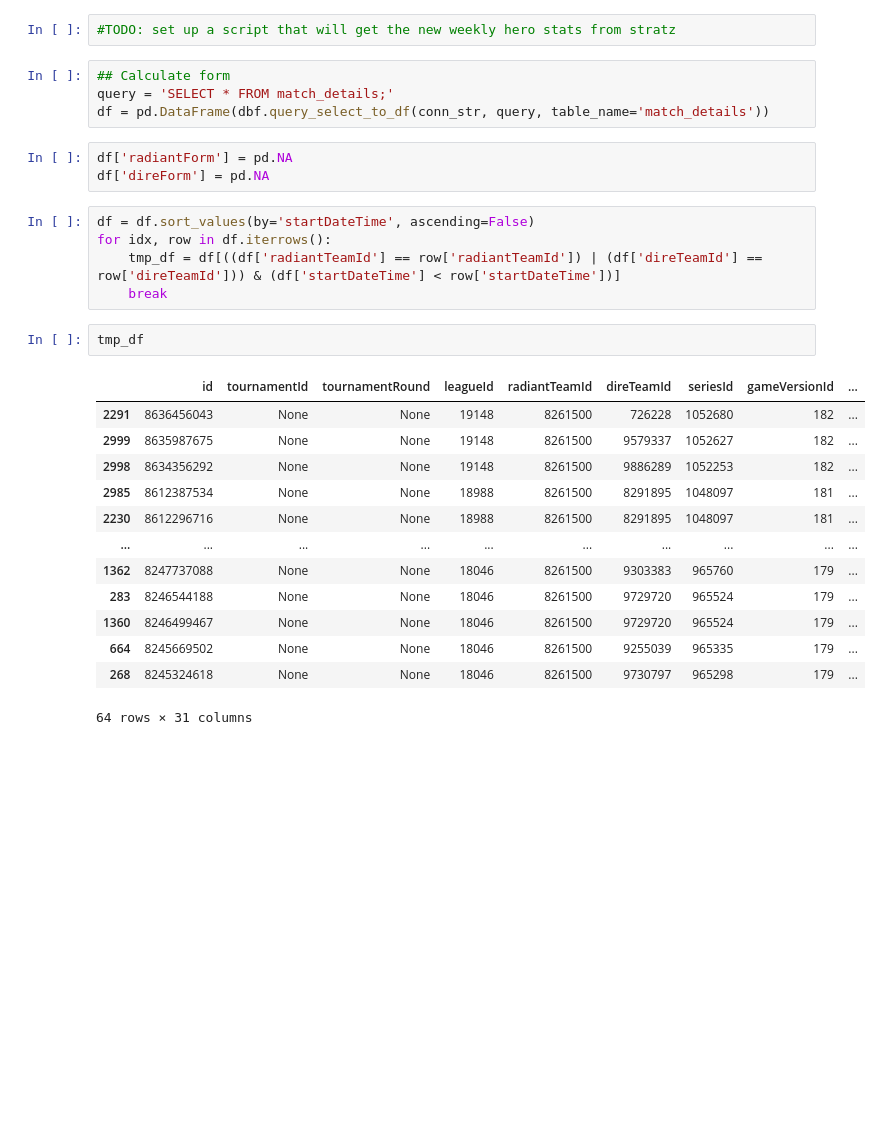
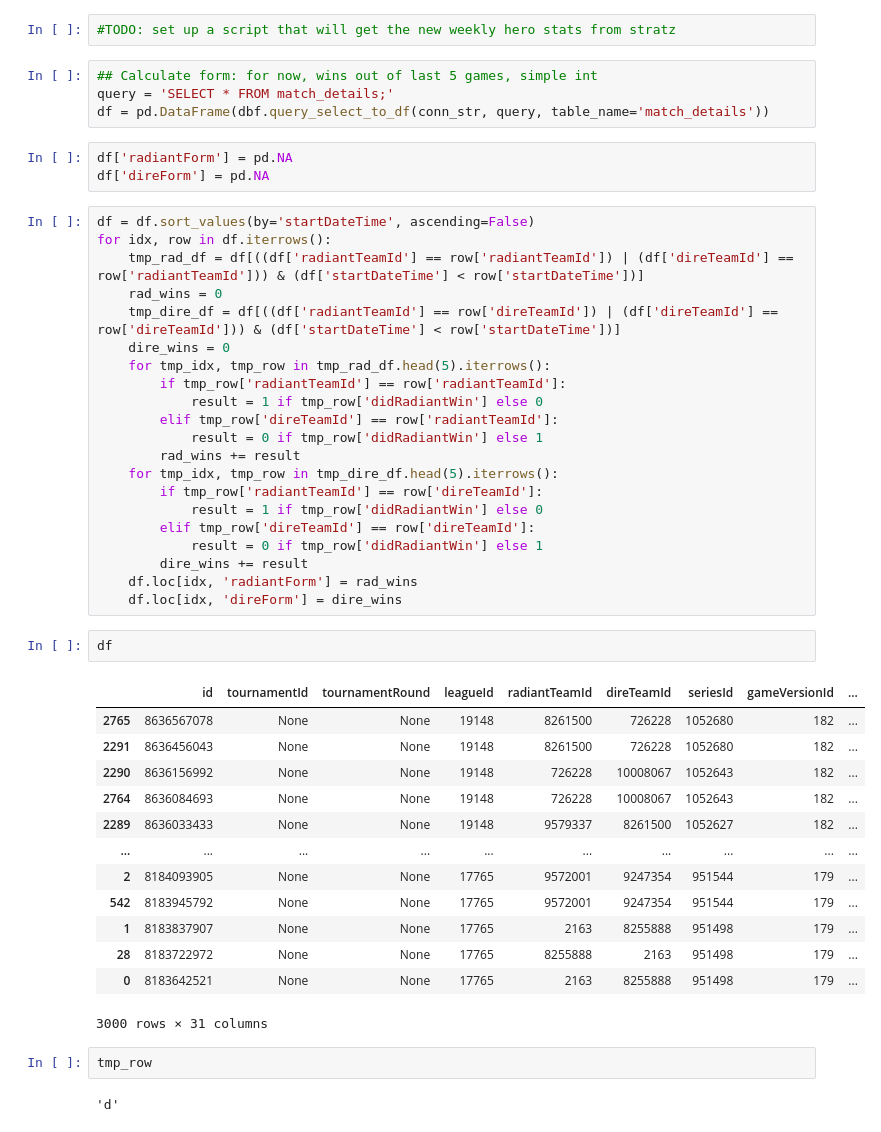
Before and after one commit to b-bige/dota-analytics, a Jupyter notebook: src/feature_engineering.ipynb, the cells around one changed output. Cells and saved outputs as stored; diff of their text form; blank space fills up the shorter version.

```diff
--- a/src/feature_engineering.ipynb
+++ b/src/feature_engineering.ipynb
@@ -18,7 +18,7 @@ conn_str = f"postgresql://{user}:{password}@{host}:{port}/{dbname}"
 # %%
 #TODO: set up a script that will get the new weekly hero stats from stratz
 # %%
-## Calculate form
+## Calculate form: for now, wins out of last 5 games, simple int
 query = 'SELECT * FROM match_details;'
 df = pd.DataFrame(dbf.query_select_to_df(conn_str, query, table_name='match_details'))
 # %%
@@ -27,21 +27,41 @@ df['direForm'] = pd.NA
 # %%
 df = df.sort_values(by='startDateTime', ascending=False)
 for idx, row in df.iterrows():
-    tmp_df = df[((df['radiantTeamId'] == row['radiantTeamId']) | (df['direTeamId'] == row['direTeamId'])) & (df['startDateTime'] < row['startDateTime'])]
-    break
+    tmp_rad_df = df[((df['radiantTeamId'] == row['radiantTeamId']) | (df['direTeamId'] == row['radiantTeamId'])) & (df['startDateTime'] < row['startDateTime'])]
+    rad_wins = 0
+    tmp_dire_df = df[((df['radiantTeamId'] == row['direTeamId']) | (df['direTeamId'] == row['direTeamId'])) & (df['startDateTime'] < row['startDateTime'])]
+    dire_wins = 0
+    for tmp_idx, tmp_row in tmp_rad_df.head(5).iterrows():
+        if tmp_row['radiantTeamId'] == row['radiantTeamId']:
+            result = 1 if tmp_row['didRadiantWin'] else 0
+        elif tmp_row['direTeamId'] == row['radiantTeamId']:
+            result = 0 if tmp_row['didRadiantWin'] else 1
+        rad_wins += result
+    for tmp_idx, tmp_row in tmp_dire_df.head(5).iterrows():
+        if tmp_row['radiantTeamId'] == row['direTeamId']:
+            result = 1 if tmp_row['didRadiantWin'] else 0
+        elif tmp_row['direTeamId'] == row['direTeamId']:
+            result = 0 if tmp_row['didRadiantWin'] else 1
+        dire_wins += result
+    df.loc[idx, 'radiantForm'] = rad_wins
+    df.loc[idx, 'direForm'] = dire_wins
-# %%
-tmp_df
-# %% [output]
-|  | id | tournamentId | tournamentRound | leagueId | radiantTeamId | direTeamId | seriesId | gameVersionId | ... |
-| 2291 | 8636456043 | None | None | 19148 | 8261500 | 726228 | 1052680 | 182 | ... |
-| 2999 | 8635987675 | None | None | 19148 | 8261500 | 9579337 | 1052627 | 182 | ... |
-| 2998 | 8634356292 | None | None | 19148 | 8261500 | 9886289 | 1052253 | 182 | ... |
-| 2985 | 8612387534 | None | None | 18988 | 8261500 | 8291895 | 1048097 | 181 | ... |
-| 2230 | 8612296716 | None | None | 18988 | 8261500 | 8291895 | 1048097 | 181 | ... |
-| ... | ... | ... | ... | ... | ... | ... | ... | ... | ... |
-| 1362 | 8247737088 | None | None | 18046 | 8261500 | 9303383 | 965760 | 179 | ... |
-| 283 | 8246544188 | None | None | 18046 | 8261500 | 9729720 | 965524 | 179 | ... |
-| 1360 | 8246499467 | None | None | 18046 | 8261500 | 9729720 | 965524 | 179 | ... |
-| 664 | 8245669502 | None | None | 18046 | 8261500 | 9255039 | 965335 | 179 | ... |
-| 268 | 8245324618 | None | None | 18046 | 8261500 | 9730797 | 965298 | 179 | ... |
-64 rows × 31 columns
+# %%
+df
+# %% [output]
+|  | id | tournamentId | tournamentRound | leagueId | radiantTeamId | direTeamId | seriesId | gameVersionId | ... |
+| 2765 | 8636567078 | None | None | 19148 | 8261500 | 726228 | 1052680 | 182 | ... |
+| 2291 | 8636456043 | None | None | 19148 | 8261500 | 726228 | 1052680 | 182 | ... |
+| 2290 | 8636156992 | None | None | 19148 | 726228 | 10008067 | 1052643 | 182 | ... |
+| 2764 | 8636084693 | None | None | 19148 | 726228 | 10008067 | 1052643 | 182 | ... |
+| 2289 | 8636033433 | None | None | 19148 | 9579337 | 8261500 | 1052627 | 182 | ... |
+| ... | ... | ... | ... | ... | ... | ... | ... | ... | ... |
+| 2 | 8184093905 | None | None | 17765 | 9572001 | 9247354 | 951544 | 179 | ... |
+| 542 | 8183945792 | None | None | 17765 | 9572001 | 9247354 | 951544 | 179 | ... |
+| 1 | 8183837907 | None | None | 17765 | 2163 | 8255888 | 951498 | 179 | ... |
+| 28 | 8183722972 | None | None | 17765 | 8255888 | 2163 | 951498 | 179 | ... |
+| 0 | 8183642521 | None | None | 17765 | 2163 | 8255888 | 951498 | 179 | ... |
+3000 rows × 31 columns
+# %%
+tmp_row
+# %% [output]
+'d'
```
Also changed, not shown: parts of 1 cell of this notebook, 3 other files.
